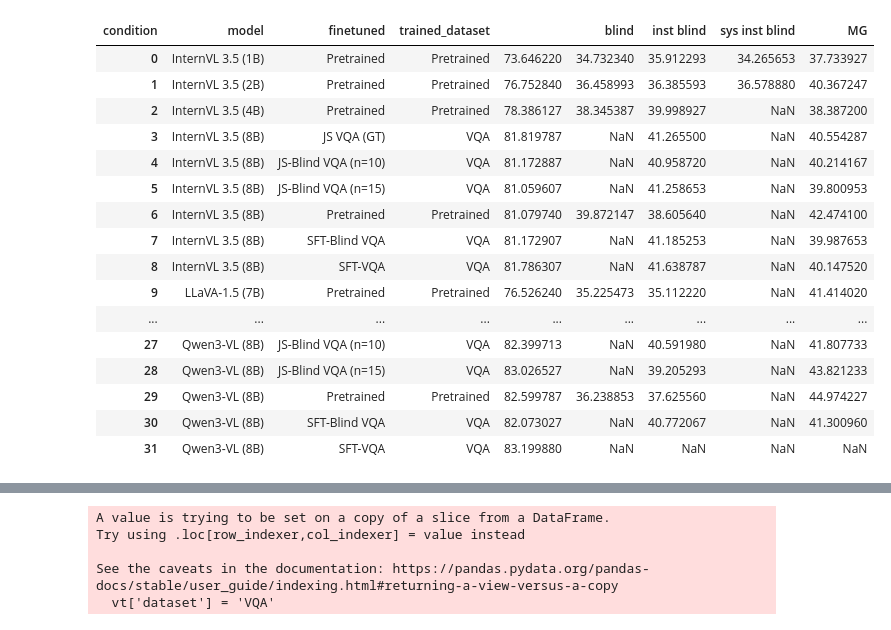
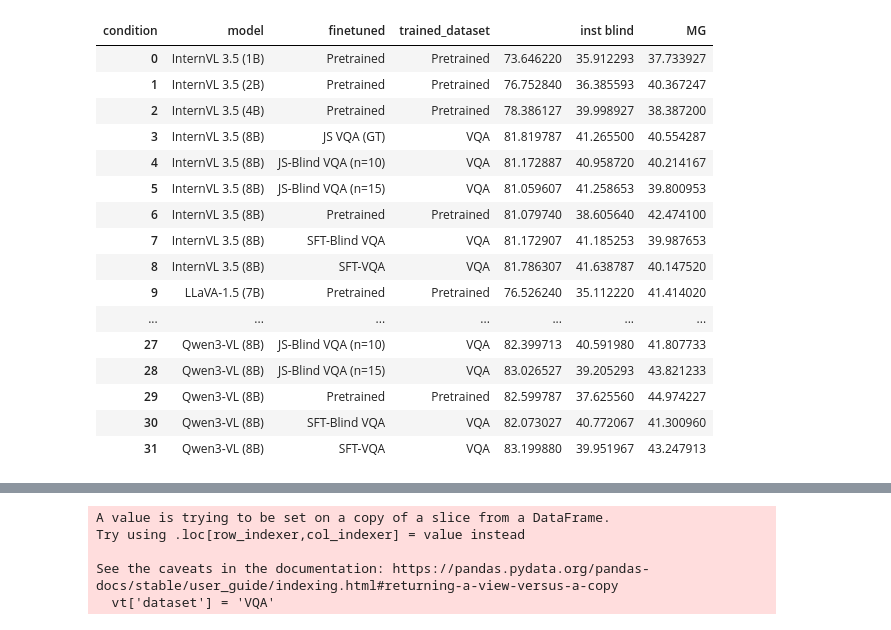
Before and after one commit to unolop/HPA, a Jupyter notebook: evaluation/analysis/analysis-finetuned.ipynb, the cells around one changed output, grey strips where cells are left out. Cells and saved outputs as stored; diff of their text form; code cells hidden in the pictures.

```diff
--- a/evaluation/analysis/analysis-finetuned.ipynb
+++ b/evaluation/analysis/analysis-finetuned.ipynb
@@ -53,27 +34,29 @@ Index(['image_id', 'question', 'question_id', 'question_type',
 # %%
+vt = vv.test_model
+vt = vt[vt['trained_dataset'] != 'MMStar']
 vp  = vt.pivot_table(
             index=['model', 'finetuned', 'trained_dataset'], # , 'question_id'  , 'answer_type', 'question_type'
             values='correct',
             columns='condition',
             aggfunc='mean'
         ).reset_index() # .dropna(axis=1, subset=['inst blind'])
 vp['MG'] = vp[''] - vp['inst blind']
-vp
+vp.drop(columns=['sys inst blind', 'blind'])
 # %% [output]
-| condition | model | finetuned | trained_dataset |  | blind | inst blind | sys inst blind | MG |
-| 0 | InternVL 3.5 (1B) | Pretrained | Pretrained | 73.646220 | 34.732340 | 35.912293 | 34.265653 | 37.733927 |
-| 1 | InternVL 3.5 (2B) | Pretrained | Pretrained | 76.752840 | 36.458993 | 36.385593 | 36.578880 | 40.367247 |
-| 2 | InternVL 3.5 (4B) | Pretrained | Pretrained | 78.386127 | 38.345387 | 39.998927 | NaN | 38.387200 |
-| 3 | InternVL 3.5 (8B) | JS VQA (GT) | VQA | 81.819787 | NaN | 41.265500 | NaN | 40.554287 |
-| 4 | InternVL 3.5 (8B) | JS-Blind VQA (n=10) | VQA | 81.172887 | NaN | 40.958720 | NaN | 40.214167 |
-| 5 | InternVL 3.5 (8B) | JS-Blind VQA (n=15) | VQA | 81.059607 | NaN | 41.258653 | NaN | 39.800953 |
-| 6 | InternVL 3.5 (8B) | Pretrained | Pretrained | 81.079740 | 39.872147 | 38.605640 | NaN | 42.474100 |
-| 7 | InternVL 3.5 (8B) | SFT-Blind VQA | VQA | 81.172907 | NaN | 41.185253 | NaN | 39.987653 |
-| 8 | InternVL 3.5 (8B) | SFT-VQA | VQA | 81.786307 | NaN | 41.638787 | NaN | 40.147520 |
-| 9 | LLaVA‑1.5 (7B) | Pretrained | Pretrained | 76.526240 | 35.225473 | 35.112220 | NaN | 41.414020 |
-| ... | ... | ... | ... | ... | ... | ... | ... | ... |
-| 27 | Qwen3‑VL (8B) | JS-Blind VQA (n=10) | VQA | 82.399713 | NaN | 40.591980 | NaN | 41.807733 |
-| 28 | Qwen3‑VL (8B) | JS-Blind VQA (n=15) | VQA | 83.026527 | NaN | 39.205293 | NaN | 43.821233 |
-| 29 | Qwen3‑VL (8B) | Pretrained | Pretrained | 82.599787 | 36.238853 | 37.625560 | NaN | 44.974227 |
-| 30 | Qwen3‑VL (8B) | SFT-Blind VQA | VQA | 82.073027 | NaN | 40.772067 | NaN | 41.300960 |
-| 31 | Qwen3‑VL (8B) | SFT-VQA | VQA | 83.199880 | NaN | NaN | NaN | NaN |
+| condition | model | finetuned | trained_dataset |  | inst blind | MG |
+| 0 | InternVL 3.5 (1B) | Pretrained | Pretrained | 73.646220 | 35.912293 | 37.733927 |
+| 1 | InternVL 3.5 (2B) | Pretrained | Pretrained | 76.752840 | 36.385593 | 40.367247 |
+| 2 | InternVL 3.5 (4B) | Pretrained | Pretrained | 78.386127 | 39.998927 | 38.387200 |
+| 3 | InternVL 3.5 (8B) | JS VQA (GT) | VQA | 81.819787 | 41.265500 | 40.554287 |
+| 4 | InternVL 3.5 (8B) | JS-Blind VQA (n=10) | VQA | 81.172887 | 40.958720 | 40.214167 |
+| 5 | InternVL 3.5 (8B) | JS-Blind VQA (n=15) | VQA | 81.059607 | 41.258653 | 39.800953 |
+| 6 | InternVL 3.5 (8B) | Pretrained | Pretrained | 81.079740 | 38.605640 | 42.474100 |
+| 7 | InternVL 3.5 (8B) | SFT-Blind VQA | VQA | 81.172907 | 41.185253 | 39.987653 |
+| 8 | InternVL 3.5 (8B) | SFT-VQA | VQA | 81.786307 | 41.638787 | 40.147520 |
+| 9 | LLaVA‑1.5 (7B) | Pretrained | Pretrained | 76.526240 | 35.112220 | 41.414020 |
+| ... | ... | ... | ... | ... | ... | ... |
+| 27 | Qwen3‑VL (8B) | JS-Blind VQA (n=10) | VQA | 82.399713 | 40.591980 | 41.807733 |
+| 28 | Qwen3‑VL (8B) | JS-Blind VQA (n=15) | VQA | 83.026527 | 39.205293 | 43.821233 |
+| 29 | Qwen3‑VL (8B) | Pretrained | Pretrained | 82.599787 | 37.625560 | 44.974227 |
+| 30 | Qwen3‑VL (8B) | SFT-Blind VQA | VQA | 82.073027 | 40.772067 | 41.300960 |
+| 31 | Qwen3‑VL (8B) | SFT-VQA | VQA | 83.199880 | 39.951967 | 43.247913 |
```
Also changed, not shown: parts of 4 cells of this notebook, 9 other files.
